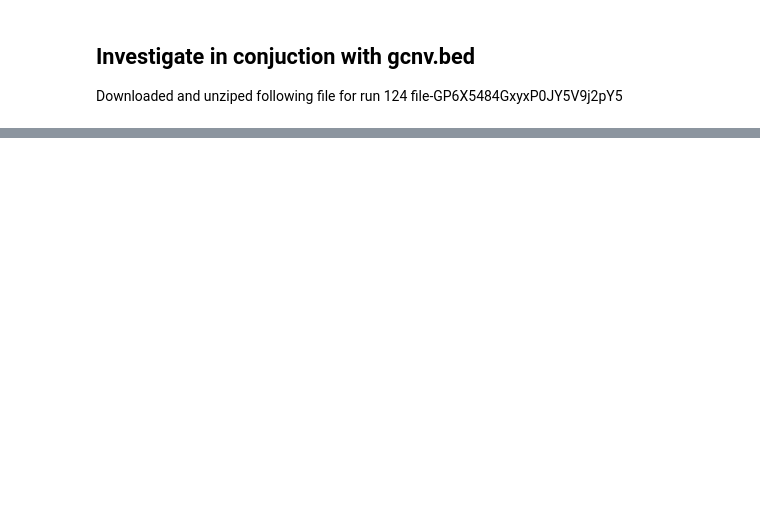
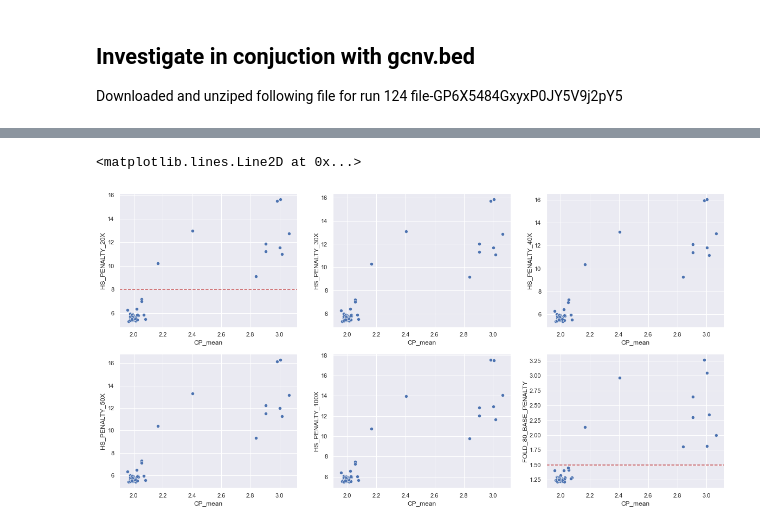
Before and after one commit to eastgenomics/gCNV-validation, a Jupyter notebook: 230404-cnv-fold80-visualisation.ipynb, the cells around one changed output, grey strips where cells are left out. Cells and saved outputs as stored; diff of their text form; code cells hidden in the pictures; blank space fills up the shorter version.

```diff
--- a/230404-cnv-fold80-visualisation.ipynb
+++ b/230404-cnv-fold80-visualisation.ipynb
@@ -3,6 +3,10 @@ import pandas as pd
 import matplotlib.pyplot as plt
 import numpy as np
 import seaborn as sns
+import dxpy
+import os
 
-#PATH = '/home/adriana/Projects/CNV/230404-fold80-investigation'
-PATH = '/Users/adriana/Projects/cnv/gCNV-validation'
+
+# Path depending which laptop I am using
+PATH = '/home/adriana/Projects/CNV/230404-fold80-investigation/gCNV-validation'
+#PATH = '/Users/adriana/Projects/cnv/gCNV-validation'
@@ -23,3 +12,0 @@ run50FQ['Run'] = '0050'
-# %%
-allrunsHS = pd.concat([run50HS, run42HS, run39HS])
-plt.style.use('ggplot')
@@ -127,0 +149,16 @@ ax1 = sns.scatterplot(data=combined,x=combined.CP_mean,y=combined.HS_PENALTY_30X
+# %%
+sns.set()
+fig,axs = plt.subplots(2,3)
+fig.set_size_inches(20,10)
+sns.scatterplot(ax=axs[0,0],data=combined,x=combined.CP_mean,y=combined.HS_PENALTY_20X)
+sns.scatterplot(ax=axs[0,1],data=combined,x=combined.CP_mean,y=combined.HS_PENALTY_30X)
+sns.scatterplot(ax=axs[0,2],data=combined,x=combined.CP_mean,y=combined.HS_PENALTY_40X)
+sns.scatterplot(ax=axs[1,0],data=combined,x=combined.CP_mean,y=combined.HS_PENALTY_50X)
+sns.scatterplot(ax=axs[1,1],data=combined,x=combined.CP_mean,y=combined.HS_PENALTY_100X)
+sns.scatterplot(ax=axs[1,2],data=combined,x=combined.CP_mean,y=combined.FOLD_80_BASE_PENALTY)
+
+axs[1,2].axhline(y=1.5,color='r',linestyle='--')
+axs[0,0].axhline(y=8,color='r',linestyle='--')
+# %% [output]
+<matplotlib.lines.Line2D at 0x...>
+[figure, added]
```
Also changed, not shown: parts of 31 cells of this notebook.
